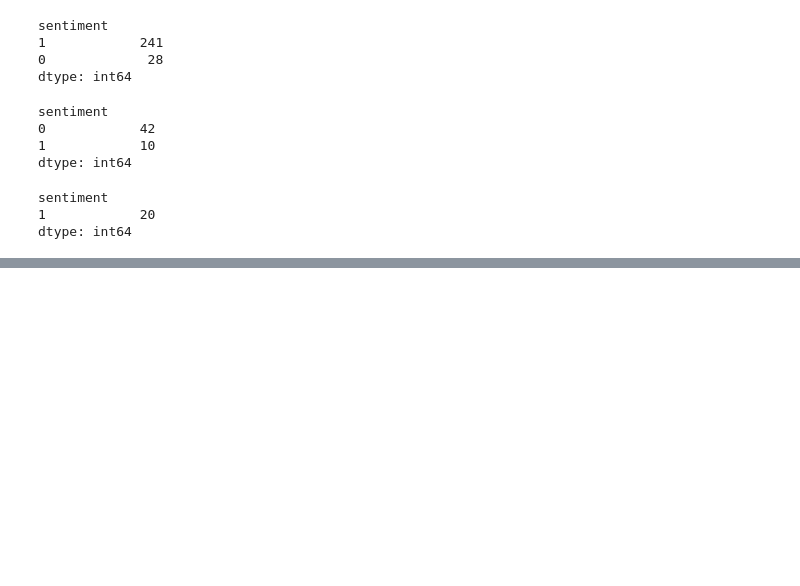
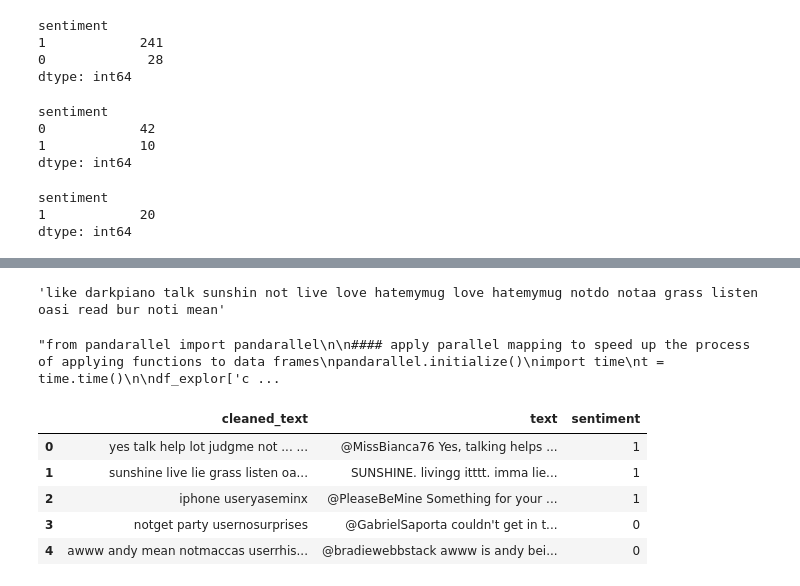
Before and after one commit to Mustafa-omer-mohammed/Tweets-Sentiment-Analysis-Binary-Classification-Problem, a Jupyter notebook: textual analysis.ipynb, the cells around one changed output, grey strips where cells are left out. Drawn from its saved outputs; the diff is of its cells as text; code cells hidden in the pictures; blank space fills up the shorter version.

Commit message:
cleaning and concat negations
implementation of data cleaning pipeline. It is also provided a particular preprocessing in which negations word are preserved and concatenated with the next word

```diff
--- a/textual analysis.ipynb
+++ b/textual analysis.ipynb
@@ -248,0 +251,5 @@ df_explor['text'] = df_explor['text'] + df_explor["user"]
+# %%
+additional  = ['rt','rts','retweet', "tweet", "day" , "today","tonight" ,"tomorrow","twitter", 'ittt','one', 'two', 'go','goes', 'get', 'also', 'however', 'tells' , 'you' , 'youtube' , 'just']
+swords = set().union(ENGLISH_STOP_WORDS,additional)
+negations =  ['not', "don't", "didn't", "isn't", 'isnt', 'dont', 'didnt', "can't", 'cant', "couldn't", 'couldnt', "wouldn't", 'wouldnt',"wasn't", 'wasnt', "haven't", 'havent', "hasn't", "hadn't", 'hadnt' 'hasnt', "wasn't", "weren't", 'wasnt', 'werent', "haven't", 'havent', "hasn't", 'hasnt', 'aint', "ain't"]
+swords.difference_update(negations)
@@ -248,0 +345,37 @@ df_explor['text'] = df_explor['text'] + df_explor["user"]
+# %%
+# debugging the cleaning function
+x = "you  ive just like to that Darkpiano that's i've talk too much sunshin there's don't livingg YOU've #love #hate_my_mug ittt don't do not  aa imma grass listen oasi read burnt i'll www.tweeteradder.com mean   "
+
+cleaning_text(x)
+# %% [output]
+'like darkpiano talk sunshin not live love hatemymug love hatemymug notdo notaa grass listen oasi read bur noti mean'
+# %%
+### un comment this block of code only if you are using distributed system with parallel computing
+'''from pandarallel import pandarallel
+
+#### apply parallel mapping to speed up the process of applying functions to data frames
+pandarallel.initialize()
+import time
+t = time.time()
+
+df_explor['cleaned_text'] = df_explor.text.parallel_apply(lambda text : cleaning_text(text))
+
+eval_df['cleaned_text'] = eval_df.text.parallel_apply(lambda text : cleaning_text(text))
+print(f'Time taken for processing: {round(time.time()-t)} seconds')'''
+# %% [output]
+"from pandarallel import pandarallel\n\n#### apply parallel mapping to speed up the process of applying functions to data frames\npandarallel.initialize()\nimport time\nt = time.time()\n\ndf_explor['c ...
+# %%
+##### apply the cleaning function on the text feature
+df_explor['cleaned_text'] = df_explor.text.apply(lambda text : cleaning_text(text))
+# %%
+##### check the output of the mapping function
+pd.set_option('display.max_colwidth', None)
+pd.set_option('display.max_rows', None)
+df_explor[['cleaned_text' , 'text' , 'sentiment']][:5]
+# %% [output]
+|  | cleaned_text | text | sentiment |
+| 0 | yes talk help lot judgme not ... ... | @MissBianca76 Yes, talking helps ... | 1 |
+| 1 | sunshine live lie grass listen oa... | SUNSHINE. livingg itttt. imma lie... | 1 |
+| 2 | iphone useryaseminx | @PleaseBeMine Something for your ... | 1 |
+| 3 | notget party usernosurprises | @GabrielSaporta couldn't get in t... | 0 |
+| 4 | awww andy mean notmaccas userrhis... | @bradiewebbstack awww is andy bei... | 0 |
```
Also changed, not shown: parts of 3 cells of this notebook.
